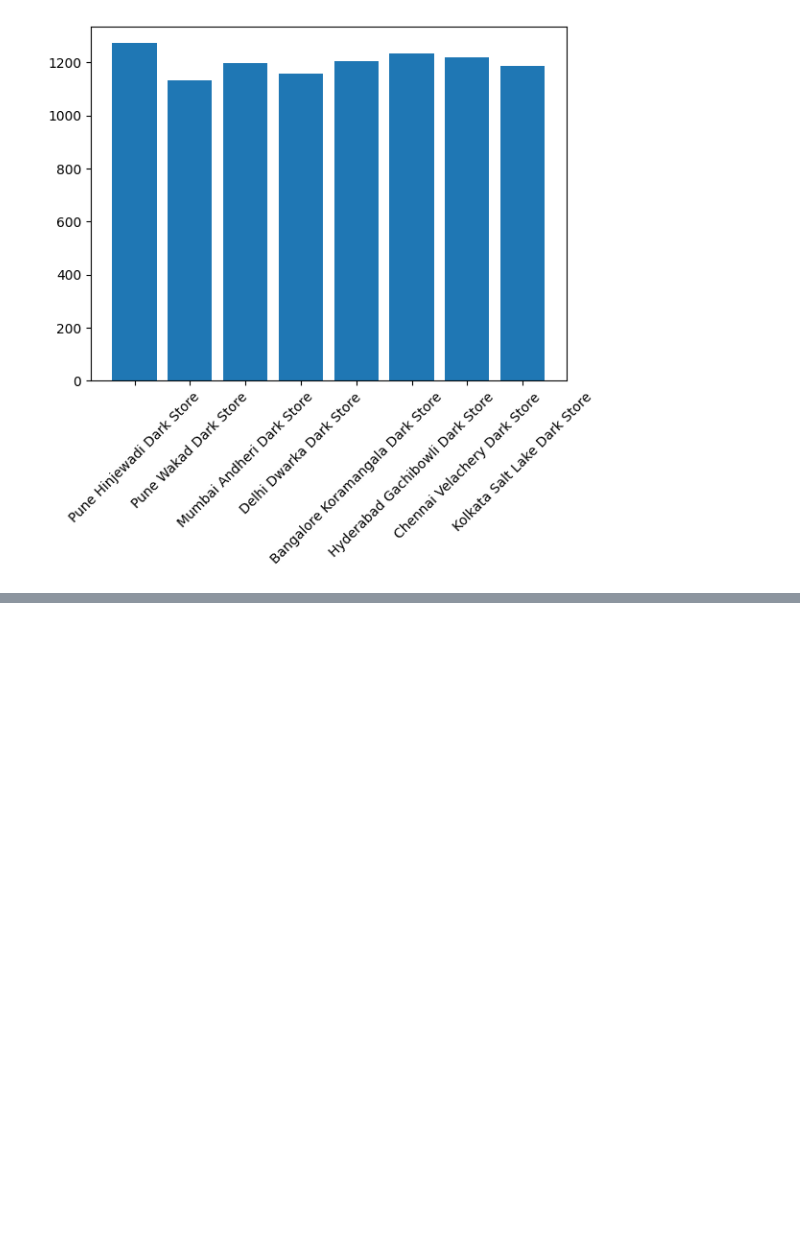
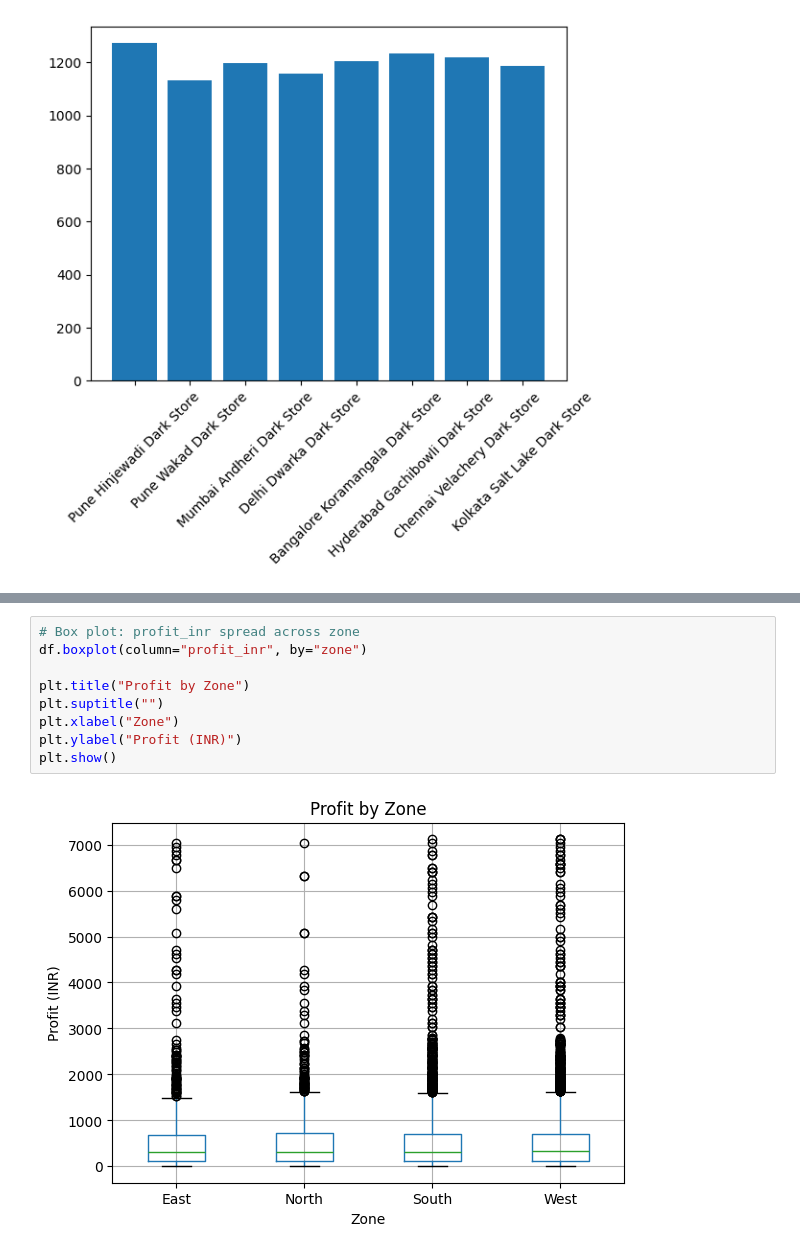
Before and after one commit to sayalivadya1654-cell/Data__Science, a Jupyter notebook: 2_Advance_Python.ipynb, the cells around one changed output, grey strips where cells are left out. Cells and saved outputs as stored; diff of their text form; blank space fills up the shorter version.

```diff
--- a/2_Advance_Python.ipynb
+++ b/2_Advance_Python.ipynb
@@ -2363,0 +2373,11 @@ plt.show()
+# %%
+# Box plot: profit_inr spread across zone
+df.boxplot(column="profit_inr", by="zone")
+
+plt.title("Profit by Zone")
+plt.suptitle("")
+plt.xlabel("Zone")
+plt.ylabel("Profit (INR)")
+plt.show()
+# %% [output]
+[figure, added]
```
Also changed, not shown: parts of 2 cells of this notebook.
